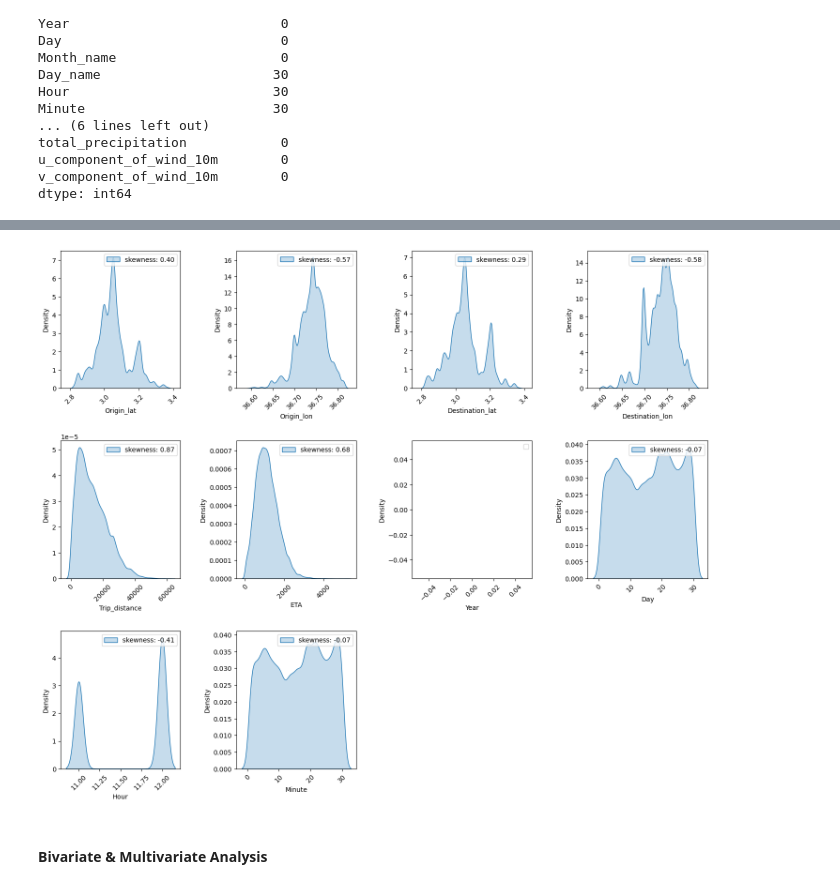
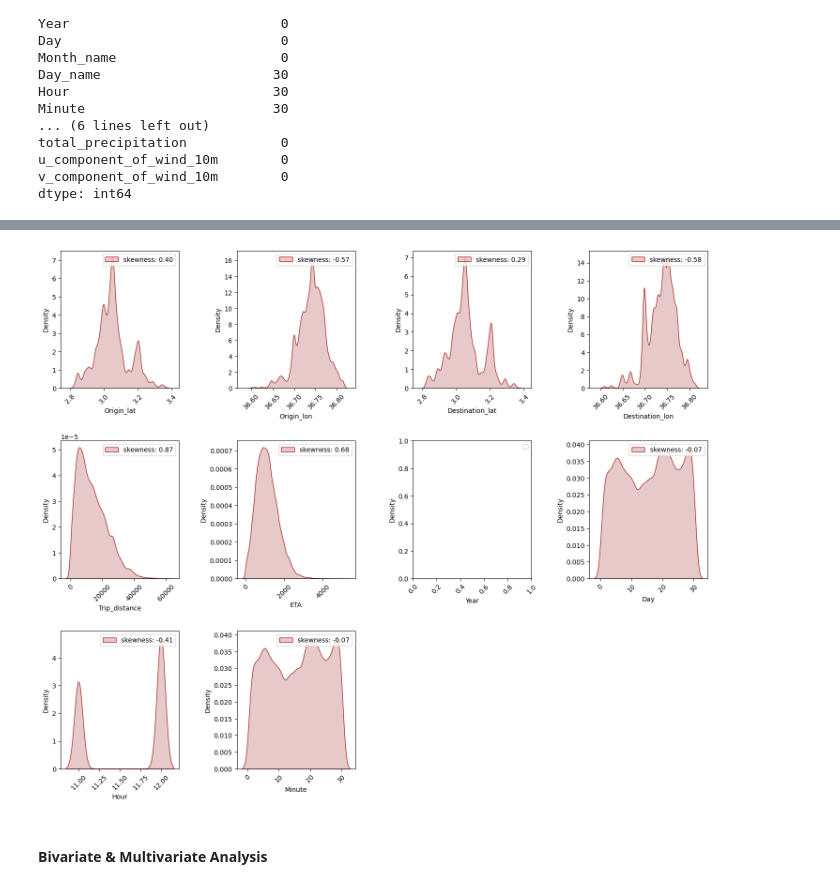
Before and after one commit to damzking/final-pro, a Jupyter notebook: Notebook/ETA-prediction.ipynb, the cells around one changed output, grey strips where cells are left out. Drawn from its saved outputs; the diff is of its cells as text; code cells hidden in the pictures.

```diff
--- a/Notebook/ETA-prediction.ipynb
+++ b/Notebook/ETA-prediction.ipynb
@@ -298,7 +319,7 @@ plt.figure(figsize=(15, 15))
 
 for i, variable in enumerate(train_df_noid):
     plt.subplot(5,4, i + 1)
-    sns.boxplot(train_df_noid,y=train_df_noid[variable])
+    sns.boxplot(train_df_noid,y=train_df_noid[variable],color='lightcoral')
     plt.tight_layout(pad=3)
     plt.xticks(rotation=45)
 # %% [output]
@@ -308,7 +329,7 @@ plt.figure(figsize=(15, 20))
 
 for i, variable in enumerate(train_df_noid):
     plt.subplot(5,4, i + 1)
-    sns.histplot(train_df_noid,x=train_df_noid[variable], stat='frequency')
+    sns.histplot(train_df_noid,x=train_df_noid[variable], stat='frequency', color= 'skyblue')
     plt.tight_layout(pad=3)
     plt.xticks(rotation=45)
 # %% [output]
@@ -316,14 +337,14 @@ for i, variable in enumerate(train_df_noid):
 # %%
 # Plot a Kernel density plot for the variables
 plt.figure(figsize=(15, 20))
 
 for i, variable in enumerate(train_df_noid.drop(['Timestamp','Month_name', 'Day_name'], axis=1)):
     plt.subplot(5,4, i + 1)
-    sns.kdeplot(train_df_noid,x=train_df_noid[variable],label= 'skewness: %.2f'%(train_df_noid[variable].skew()), fill = True,)
+    sns.kdeplot(train_df_noid,x=train_df_noid[variable],label= 'skewness: %.2f'%(train_df_noid[variable].skew()), fill = True,color= 'brown')
     plt.tight_layout(pad=3)
     plt.legend(loc = 'upper right')
     plt.xticks(rotation=45)
 # %% [output]
-[figure, old version]
+[figure, new version]
 # %% [markdown]
 #### Bivariate & Multivariate Analysis
```
Also changed, not shown: parts of 42 cells of this notebook, 1 other file.
